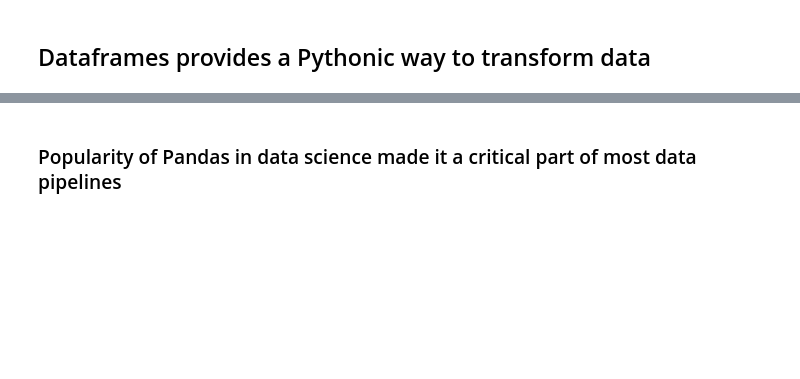
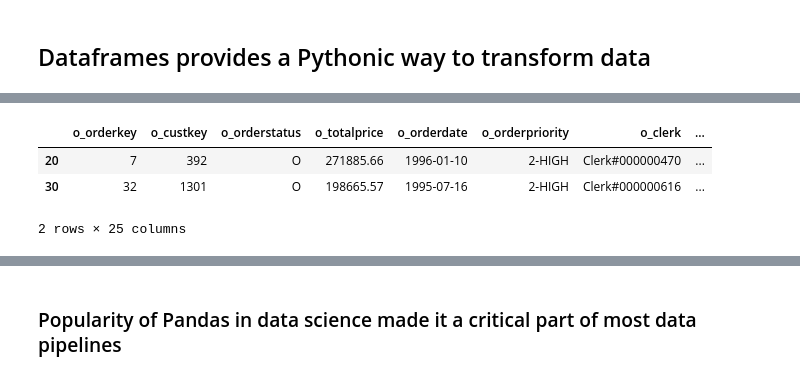
Before and after one commit to josephmachado/de_101, a Jupyter notebook: 2-Python/Python.ipynb, the cells around one changed output, grey strips where cells are left out. Drawn from its saved outputs; the diff is of its cells as text; code cells hidden in the pictures; blank space fills up the shorter version.

```diff
--- a/2-Python/Python.ipynb
+++ b/2-Python/Python.ipynb
@@ -33,0 +219,18 @@ Think of a class as a blueprint and objects as things created based on that blue
+# %%
+# Inner join
+inner_join_df = orders_df.merge(
+    lineitem_df,
+    left_on="o_orderkey",
+    right_on="l_orderkey",
+    how="inner"
+)
+
+inner_join_df[
+    (inner_join_df["o_orderdate"] >= inner_join_df["l_shipdate"] - pd.Timedelta(days=5)) &
+    (inner_join_df["o_orderdate"] <= inner_join_df["l_shipdate"] + pd.Timedelta(days=5))
+].head(2)
+# %% [output]
+|  | o_orderkey | o_custkey | o_orderstatus | o_totalprice | o_orderdate | o_orderpriority | o_clerk | ... |
+| 20 | 7 | 392 | O | 271885.66 | 1996-01-10 | 2-HIGH | Clerk#000000470 | ... |
+| 30 | 32 | 1301 | O | 198665.57 | 1995-07-16 | 2-HIGH | Clerk#000000616 | ... |
+2 rows × 25 columns
```
Also changed, not shown: parts of 24 cells of this notebook, 5 other files.
